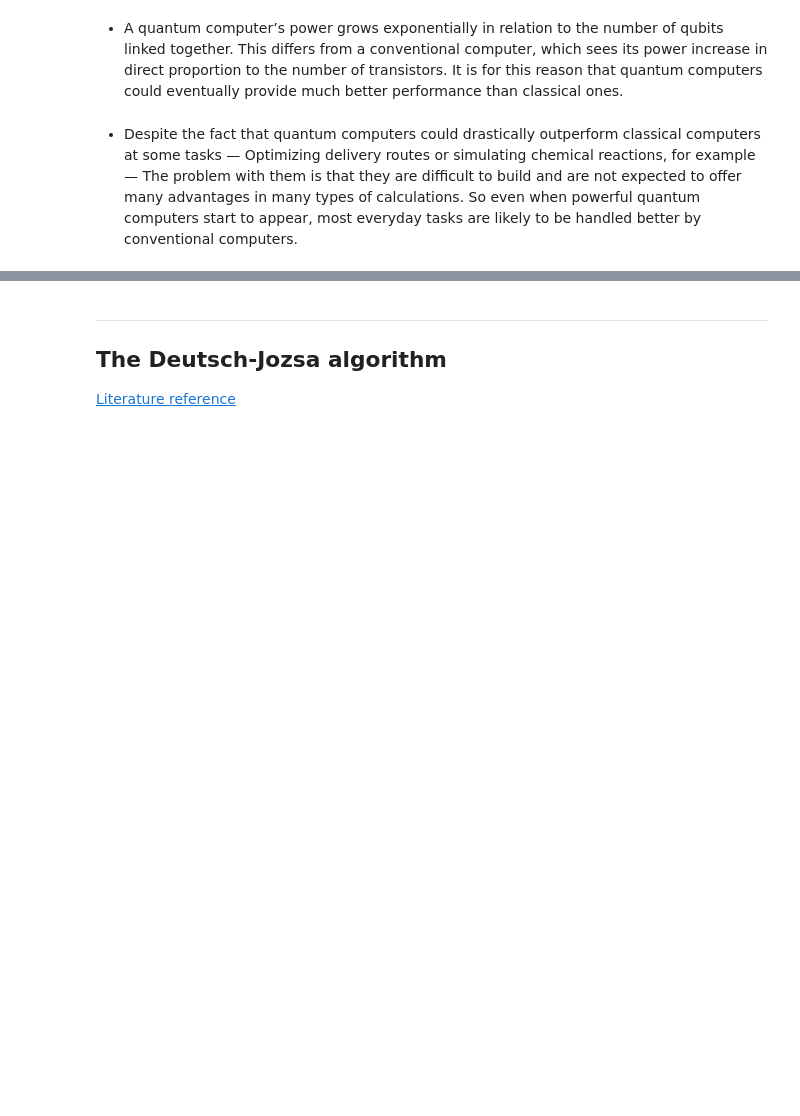
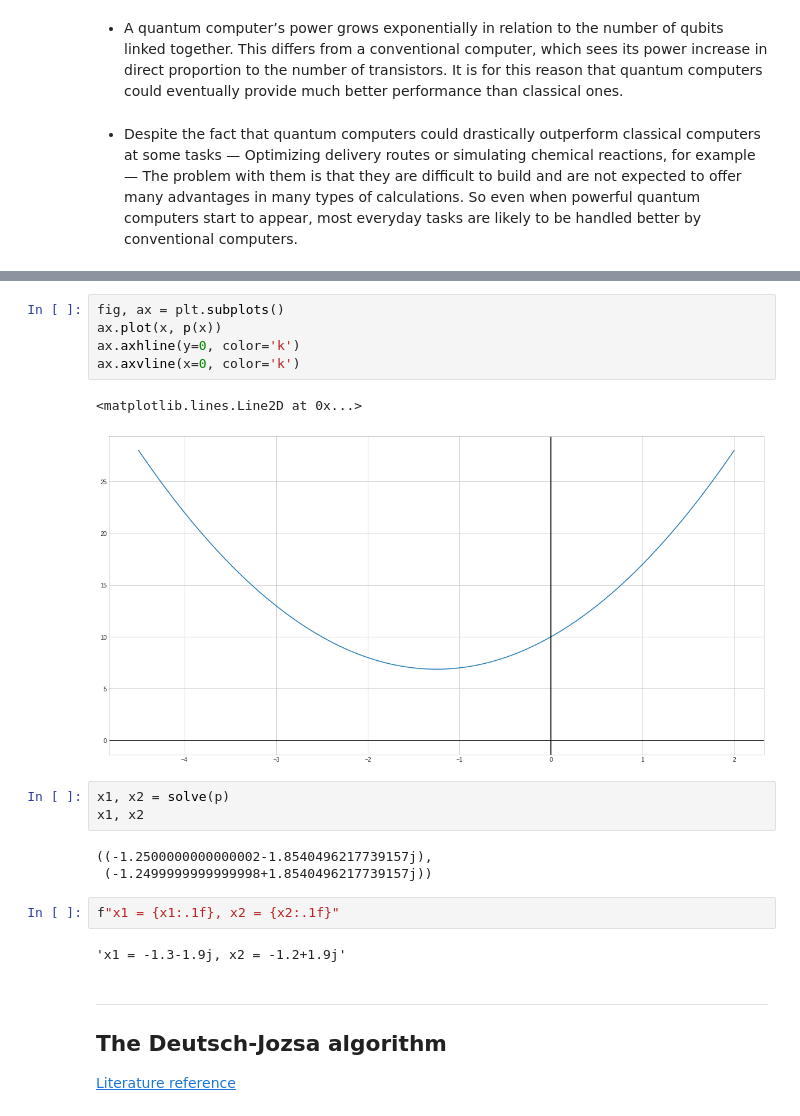
Before and after one commit to Panachaijames/EmergingTechAssignment, a Jupyter notebook: quantum-deutsch.ipynb, the cells around one changed output, grey strips where cells are left out. Saved outputs shown, nothing was run; the diff lists cells and outputs as text; blank space fills up the shorter version.

```diff
--- a/quantum-deutsch.ipynb
+++ b/quantum-deutsch.ipynb
@@ -24,3 +172,21 @@ Image(url= "https://research-assets.cbinsights.com/2020/12/22124918/Quantum_comp
+# %%
+fig, ax = plt.subplots()
+ax.plot(x, p(x))
+ax.axhline(y=0, color='k')
+ax.axvline(x=0, color='k')
+# %% [output]
+<matplotlib.lines.Line2D at 0x...>
+[figure, added]
+# %%
+x1, x2 = solve(p)
+x1, x2
+# %% [output]
+((-1.2500000000000002-1.8540496217739157j),
+ (-1.2499999999999998+1.8540496217739157j))
+# %%
+f"x1 = {x1:.1f}, x2 = {x2:.1f}"
+# %% [output]
+'x1 = -1.3-1.9j, x2 = -1.2+1.9j'
 # %% [markdown]
 ***
 ## The Deutsch-Jozsa algorithm
```
Also changed, not shown: parts of 102 cells of this notebook.
